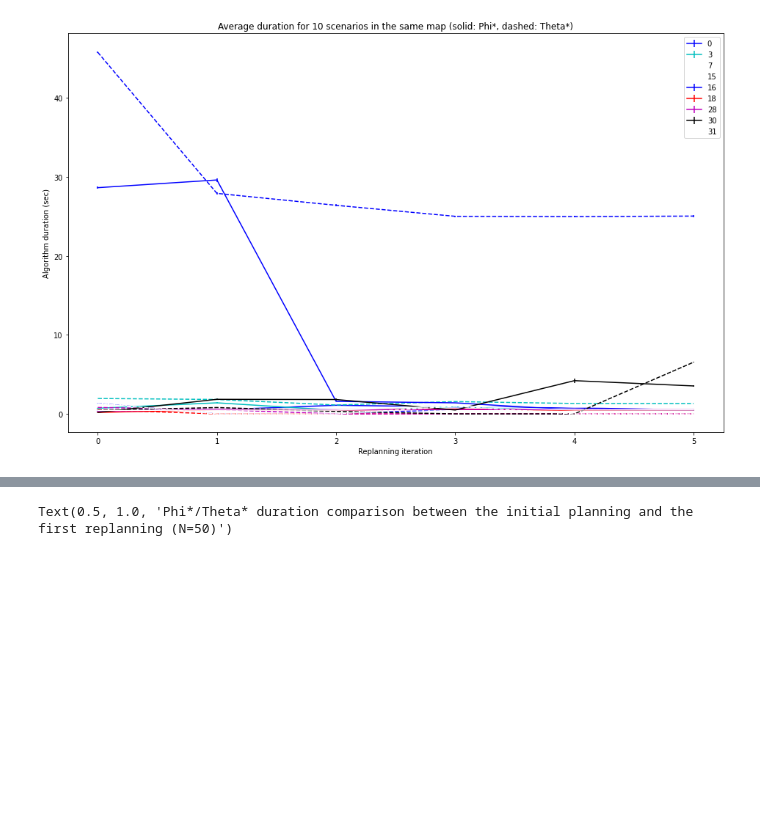
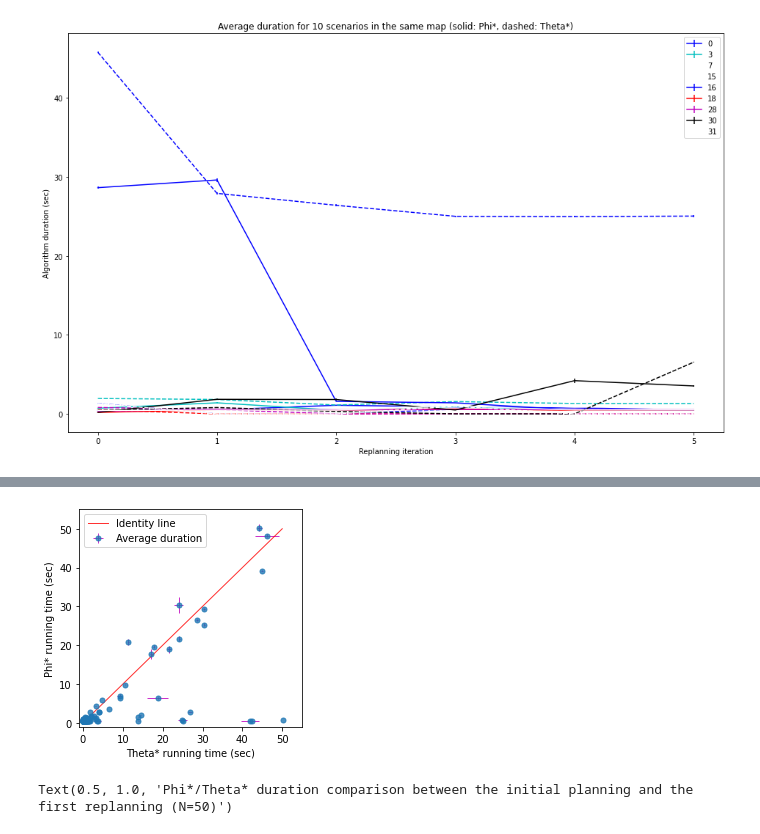
Before and after one commit to rhidra/phi_star_2d, a Jupyter notebook: analysis_upsample.ipynb, the cells around one changed output, grey strips where cells are left out. Drawn from its saved outputs; the diff is of its cells as text; code cells hidden in the pictures; blank space fills up the shorter version.

```diff
--- a/analysis_upsample.ipynb
+++ b/analysis_upsample.ipynb
@@ -65,3 +69,10 @@ durationVSPlot(5)
+# %%
+i = 5
+plt.figure(figsize=(4, 4))
+durationVSPlot(i)
+plt.savefig('figures/planning_{}.png'.format(i), bbox_inches='tight')
+# %% [output]
+[figure, added]
 # %%
 phiMean, thetaMean, phiMean1, thetaMean1, phiMean2, thetaMean2 = [], [], [], [], [], []
 phiStd, thetaStd, phiStd1, thetaStd1, phiStd2, thetaStd2 = [], [], [], [], [], []
```
Also changed, not shown: parts of 3 cells of this notebook, 10 other files.
